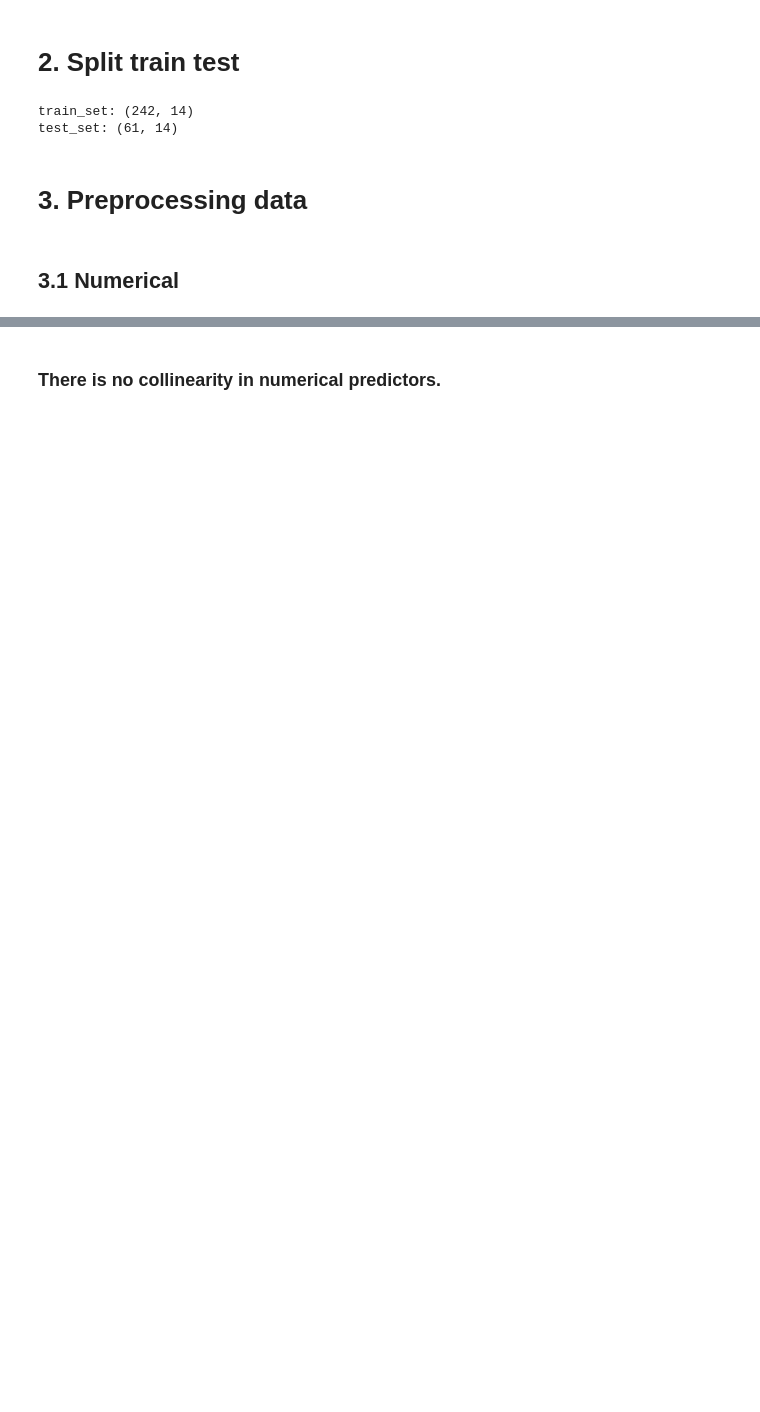
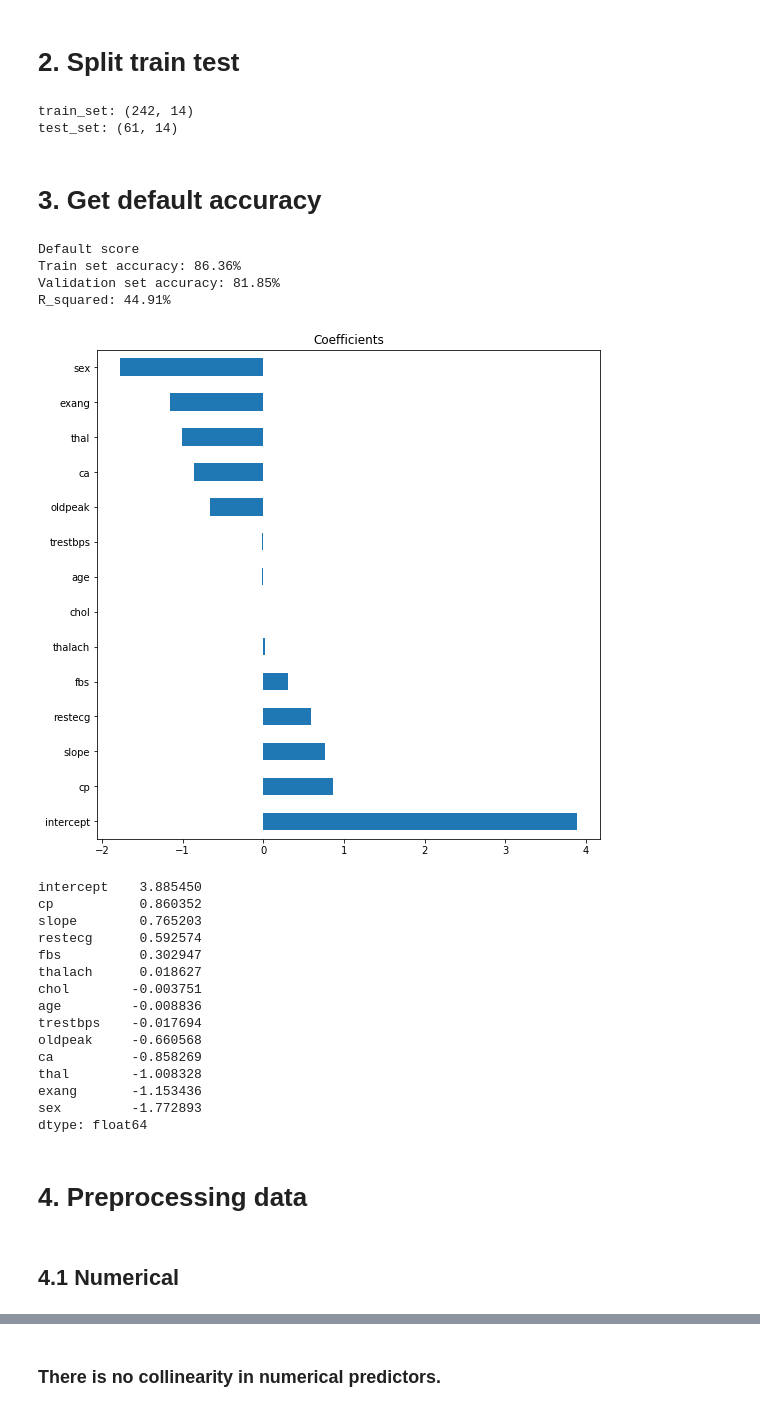
Before and after one commit to TeaKatz/Heart_Disease_UCI, a Jupyter notebook: Get_Important_Features.ipynb, the cells around one changed output, grey strips where cells are left out. Drawn from its saved outputs; the diff is of its cells as text; code cells hidden in the pictures; blank space fills up the shorter version.

```diff
--- a/Get_Important_Features.ipynb
+++ b/Get_Important_Features.ipynb
@@ -30,7 +92,36 @@ print("test_set: {}".format(test_set.shape))
 # %% [output]
 train_set: (242, 14)
 test_set: (61, 14)
+# %% [markdown]
+# 3. Get default accuracy
+# %%
+# Fit logistic regression model to dataset without using regularization
+logis_reg = LogisticRegression(solver="lbfgs", C=1e10, max_iter=100000)
+
+print("Default score")
+evaluation(logis_reg, x_train, y_train)
+# %% [output]
+Default score
+Train set accuracy: 86.36%
+Validation set accuracy: 81.85%
+R_squared: 44.91%
+[figure, added]
+intercept    3.885450
+cp           0.860352
+slope        0.765203
+restecg      0.592574
+fbs          0.302947
+thalach      0.018627
+chol        -0.003751
+age         -0.008836
+trestbps    -0.017694
+oldpeak     -0.660568
+ca          -0.858269
+thal        -1.008328
+exang       -1.153436
+sex         -1.772893
+dtype: float64
 # %% [markdown]
-# 3. Preprocessing data
+# 4. Preprocessing data
 # %% [markdown]
-## 3.1 Numerical
+## 4.1 Numerical
```
Also changed, not shown: parts of 48 cells of this notebook, 1 other file.
